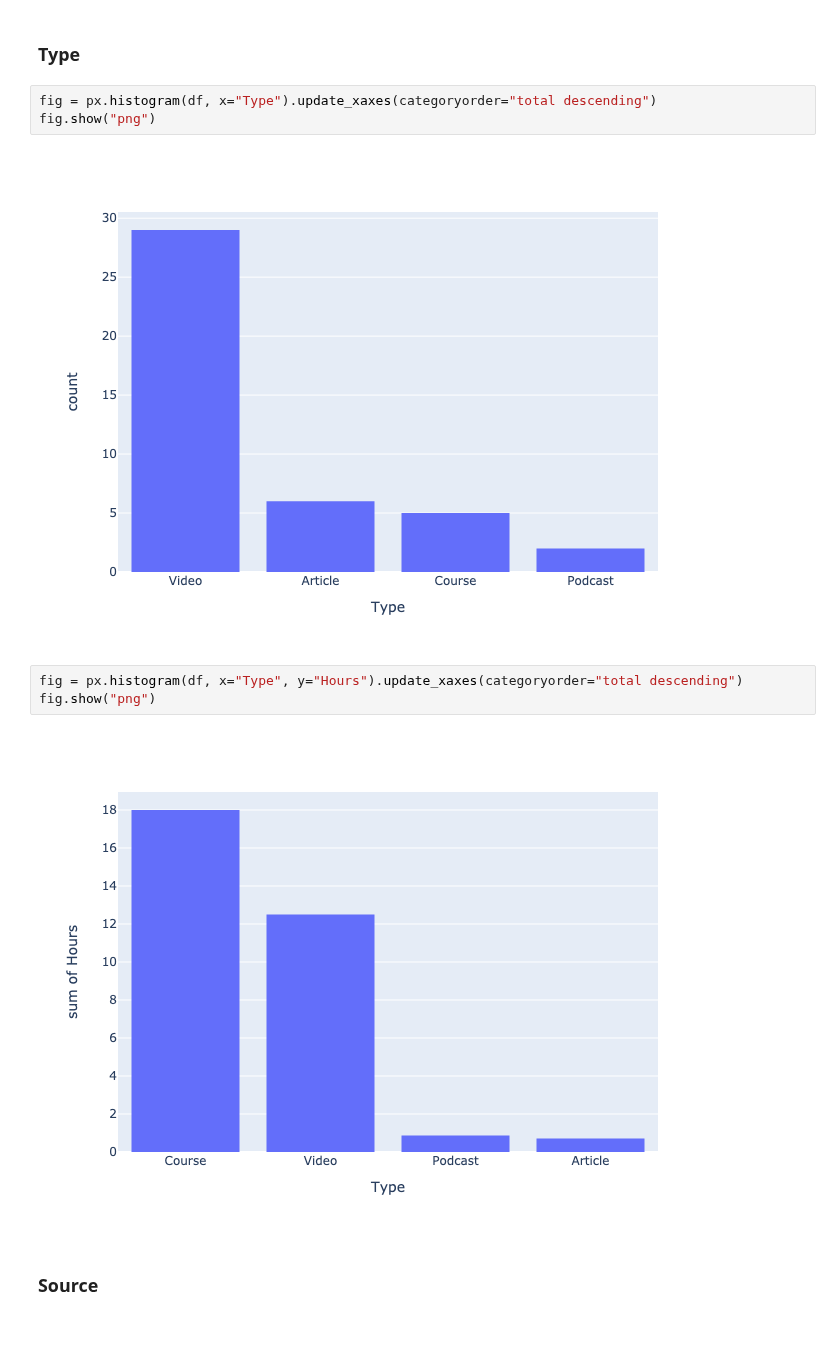
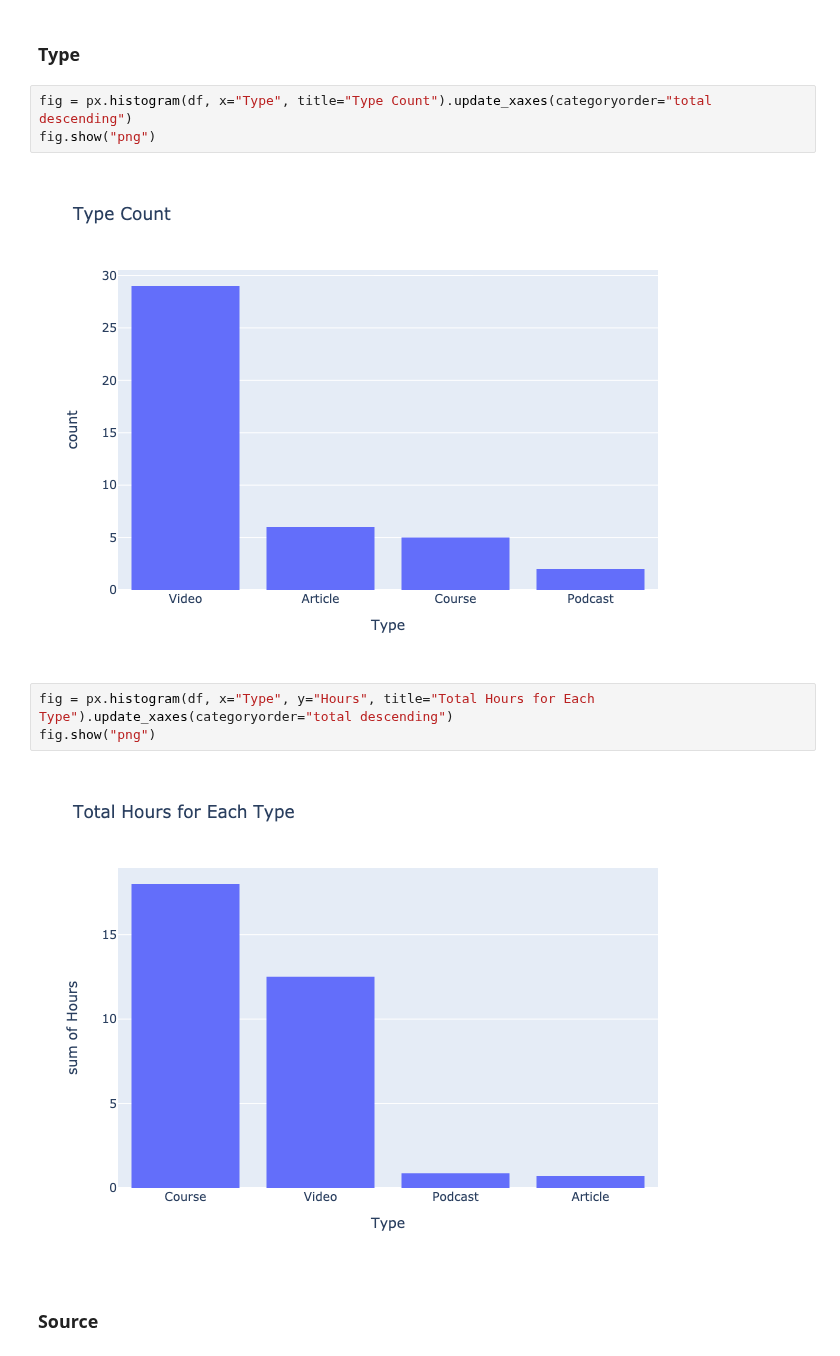
Before and after one commit to franco3x/Notion-66-Days-of-Data, a Jupyter notebook: Notion 66 Days of Data.ipynb, the cells around one changed output. Drawn from its saved outputs; the diff is of its cells as text.

Commit message:
all charts made and titles added

```diff
--- a/Notion 66 Days of Data.ipynb
+++ b/Notion 66 Days of Data.ipynb
@@ -374,15 +356,15 @@ fig.show("png")
 # %% [markdown]
 ### Type
 # %%
-fig = px.histogram(df, x="Type").update_xaxes(categoryorder="total descending")
+fig = px.histogram(df, x="Type", title="Type Count").update_xaxes(categoryorder="total descending")
 fig.show("png")
 # %% [output]
-[figure, old version]
+[figure, new version]
 # %%
-fig = px.histogram(df, x="Type", y="Hours").update_xaxes(categoryorder="total descending")
+fig = px.histogram(df, x="Type", y="Hours", title="Total Hours for Each Type").update_xaxes(categoryorder="total descending")
 fig.show("png")
 # %% [output]
-[figure, old version]
+[figure, new version]
 # %% [markdown]
 ### Source
 # %%
```
Also changed, not shown: parts of 32 cells of this notebook.
